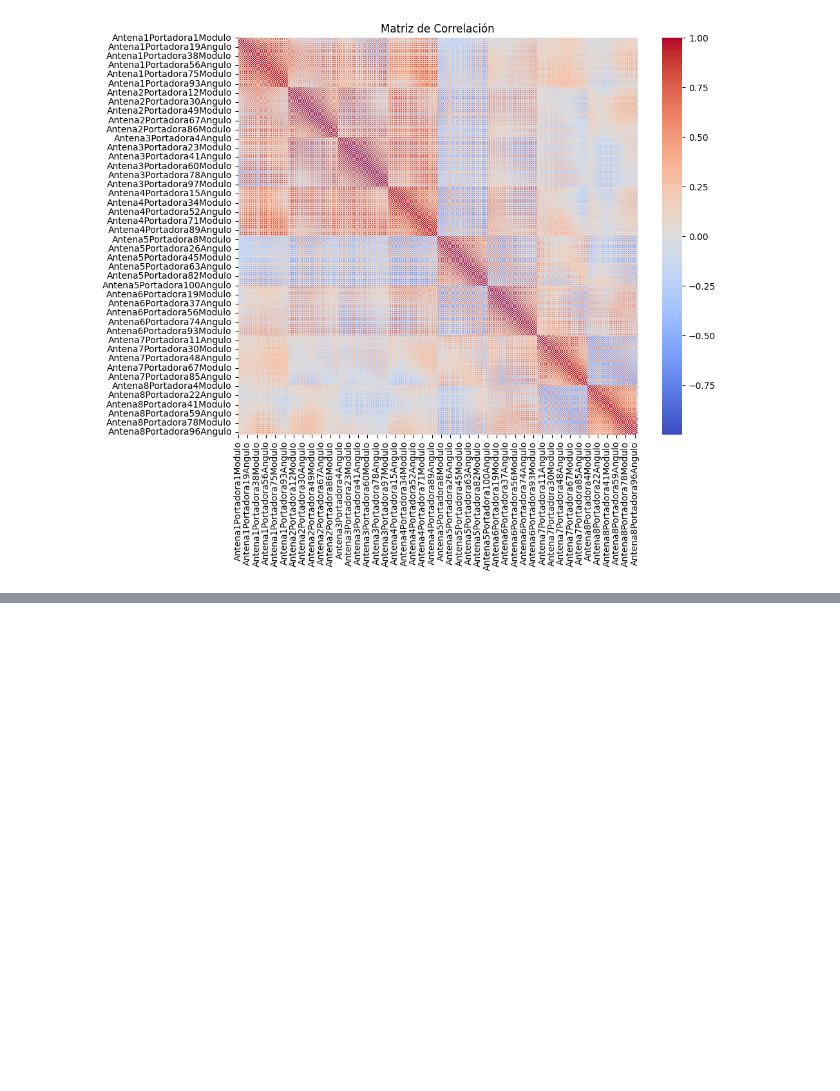
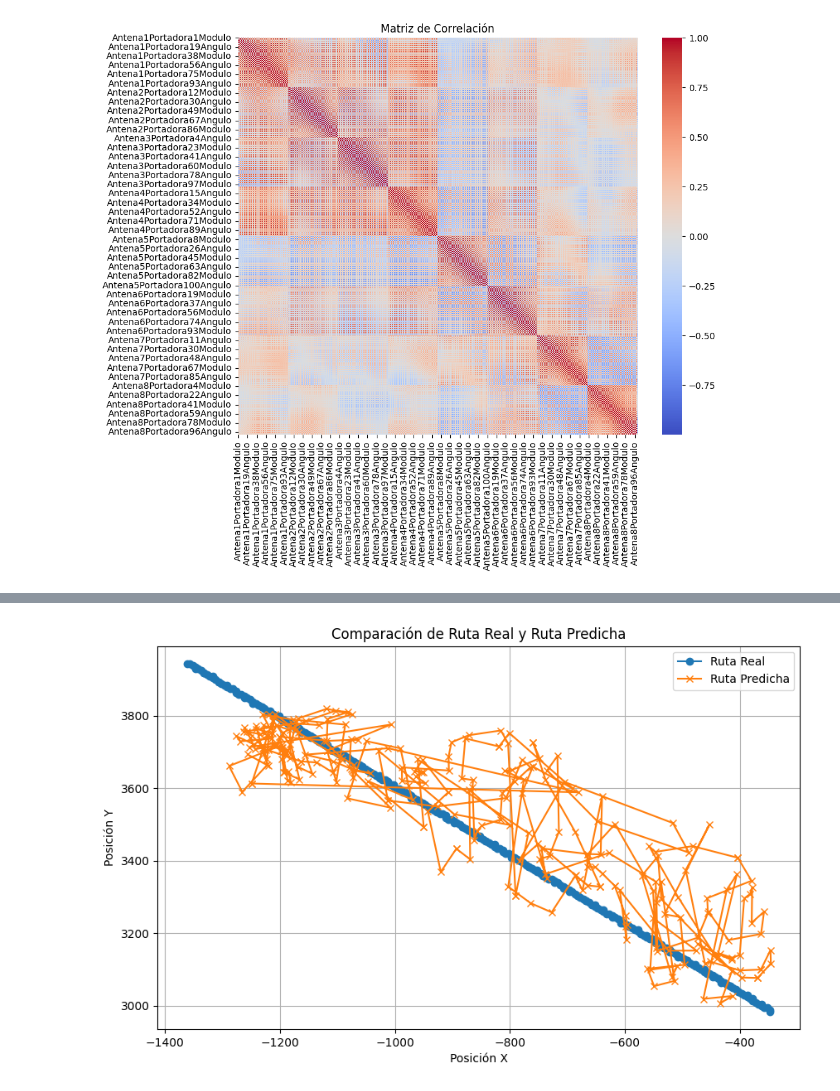
Before and after one commit to Javierbj02/TFG, a Jupyter notebook: Test Cases/analysis.ipynb, the cells around one changed output, grey strips where cells are left out. Saved outputs shown, nothing was run; the diff lists cells and outputs as text; code cells hidden in the pictures; blank space fills up the shorter version.

Commit message:
feat: results of test case 1 without noise

```diff
--- a/Test Cases/analysis.ipynb
+++ b/Test Cases/analysis.ipynb
@@ -111,0 +112,19 @@ plt.show()
+# %%
+import matplotlib.pyplot as plt
+import pandas as pd
+import numpy as np
+
+df_positions = pd.read_csv('C:/Users/javi2/Desktop/TFG - Webots/TFG/Test Cases/Results/No ruido/predicciones_ULA8.csv')
+
+plt.figure(figsize=(10, 6))
+plt.plot(df_positions["RoundedX"], df_positions["RoundedY"], label='Ruta Real', marker='o')
+plt.plot(df_positions["PredictedX"], df_positions["PredictedY"], label='Ruta Predicha', marker='x')
+plt.xlabel('Posición X')
+plt.ylabel('Posición Y')
+plt.title('Comparación de Ruta Real y Ruta Predicha')
+plt.legend()
+plt.grid(True)
+# plt.savefig(main_root + "Test Cases/Results/" + ruido + "/grafica_" + scenario + num_antennas + ".png")
+plt.show()
+# %% [output]
+[figure, added]
```
Also changed, not shown: parts of 12 cells of this notebook, 30 other files.
